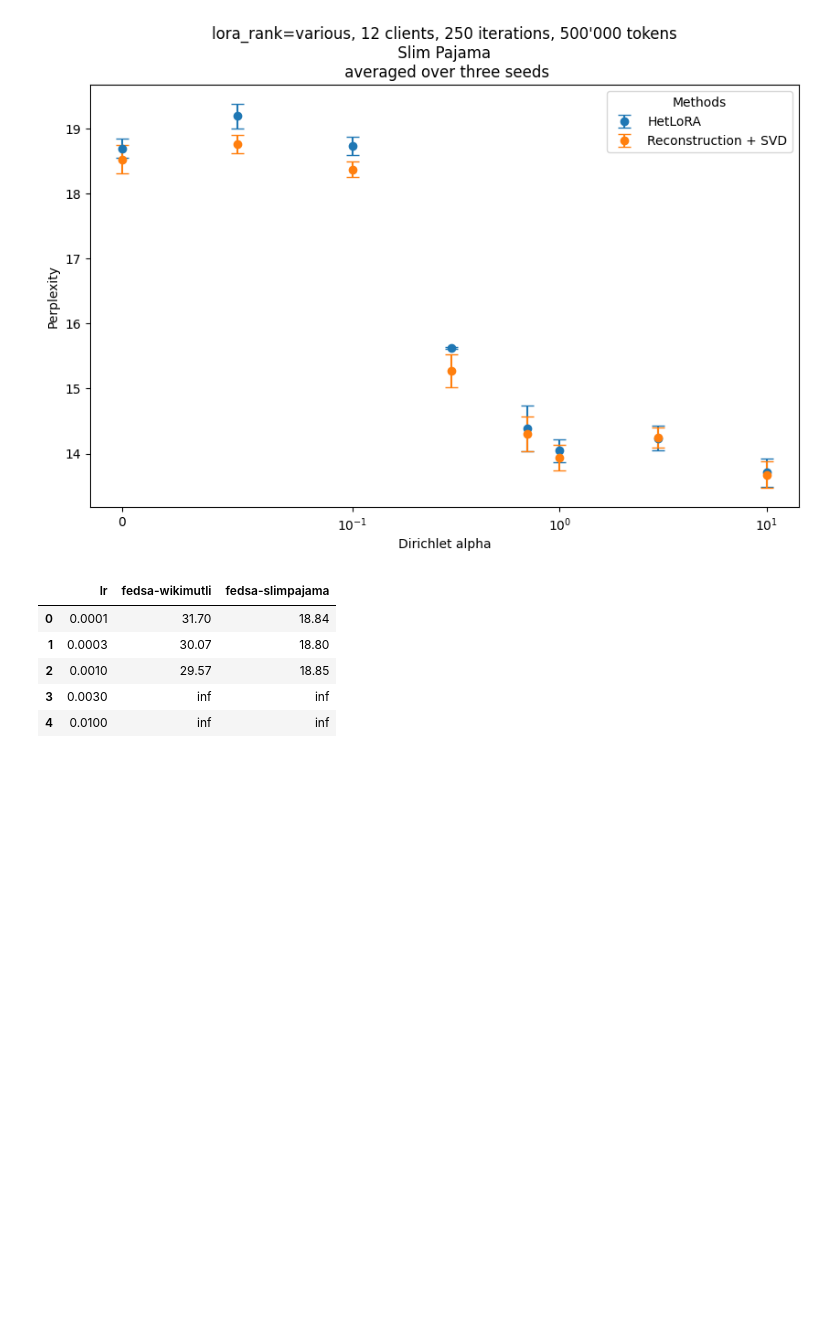
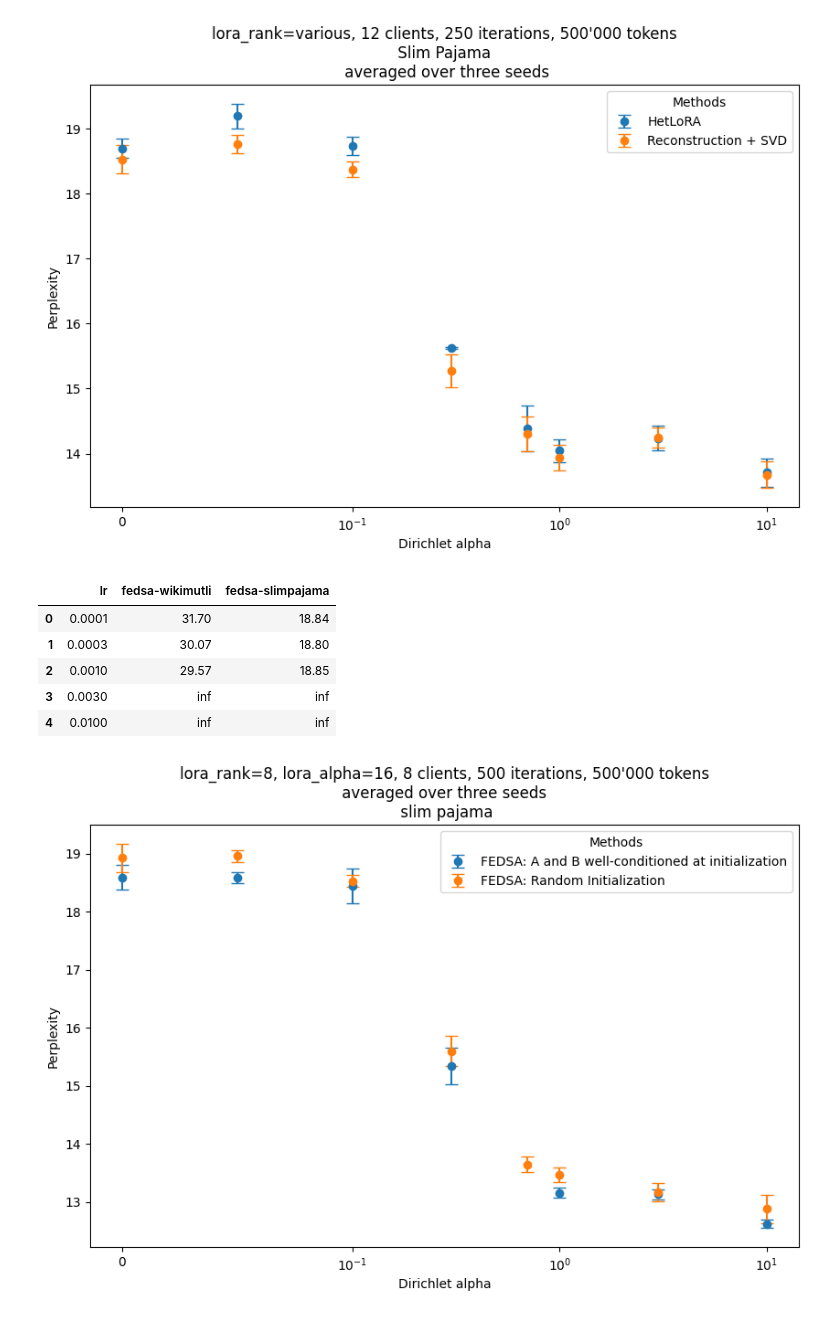
Before and after one commit to Matthew2357/project, a Jupyter notebook: first_graphs.ipynb, the cells around one changed output. Saved outputs shown, nothing was run; the diff lists cells and outputs as text; code cells hidden in the pictures; blank space fills up the shorter version.

Commit message:
new graphs

```diff
--- a/first_graphs.ipynb
+++ b/first_graphs.ipynb
@@ -766,3 +766,69 @@ display(df_hyp)
 | 2 | 0.0010 | 29.57 | 18.85 |
 | 3 | 0.0030 | inf | inf |
 | 4 | 0.0100 | inf | inf |
+# %%
+import pandas as pd
+import numpy as np
+import matplotlib.pyplot as plt
+from scipy.stats import sem, norm
+
+# Data
+data_dict = {
+    0: [[18.81, 18.79, 19.17], [18.80, 18.45, 18.51]],
+    0.05:[[18.92, 18.89, 19.06], [18.68, 18.56, 18.52]],
+    0.1: [[18.58, 18.58, 18.42], [18.17, 18.48, 18.69]],
+    0.3: [[15.37, 15.59, 15.84], [15.16, 15.20, 15.66]],
+    0.7: [[13.69, 13.51, 13.74], []],
+    1: [[13.50, 13.34, 13.55], [13.14, 13.09, 13.24]],
+    3: [[13.31, 13.03, 13.15], [13.06, 13.13, 13.21]],
+    10: [[12.70, 12.82, 13.11], [12.55, 12.67, 12.65]]
+}
+
+# Flatten data into a DataFrame dynamically for any sublist size
+rows = []
+method_names = ['FEDSA: Random Initialization', 'FEDSA: A and B well-conditioned at initialization']
+for x, values in data_dict.items():
+    for method_index, sublist in enumerate(values, start=1):
+        for value in sublist:
+            rows.append({
+                "x": x,
+                "method": method_names[method_index - 1],
+                "value": value,
+            })
+
+df = pd.DataFrame(rows)
+
+# Compute the mean and margin of error for each x and method
+def compute_stats(group):
+    mean = np.mean(group["value"])
+    standard_error = sem(group["value"])
+    z_value = norm.ppf(0.975)  # 95% confidence level
+    margin_of_error = z_value * standard_error
+    return pd.Series({"mean": mean, "margin_of_error": margin_of_error})
+
+summary_df = df.groupby(["x", "method"]).apply(compute_stats).reset_index()
+# Plotting
+plt.figure(figsize=(10, 6))
+
+# Plot each method separately
+methods = summary_df["method"].unique()
+for method in methods:
+    method_data = summary_df[summary_df["method"] == method]
+    plt.errorbar(
+        method_data["x"],
+        method_data["mean"],
+        yerr=method_data["margin_of_error"],
+        fmt="o",
+        capsize=5,
+        label=method,
+    )
+
+plt.title("lora_rank=8, lora_alpha=16, 8 clients, 500 iterations, 500'000 tokens\n averaged over three seeds \n slim pajama")
+plt.xlabel("Dirichlet alpha")
+plt.xscale("symlog", linthresh=0.1)
+plt.ylabel("Perplexity")
+
+plt.legend(title="Methods")
+plt.show()
+# %% [output]
+[figure, added]
```
Also changed, not shown: parts of 5 cells of this notebook.
